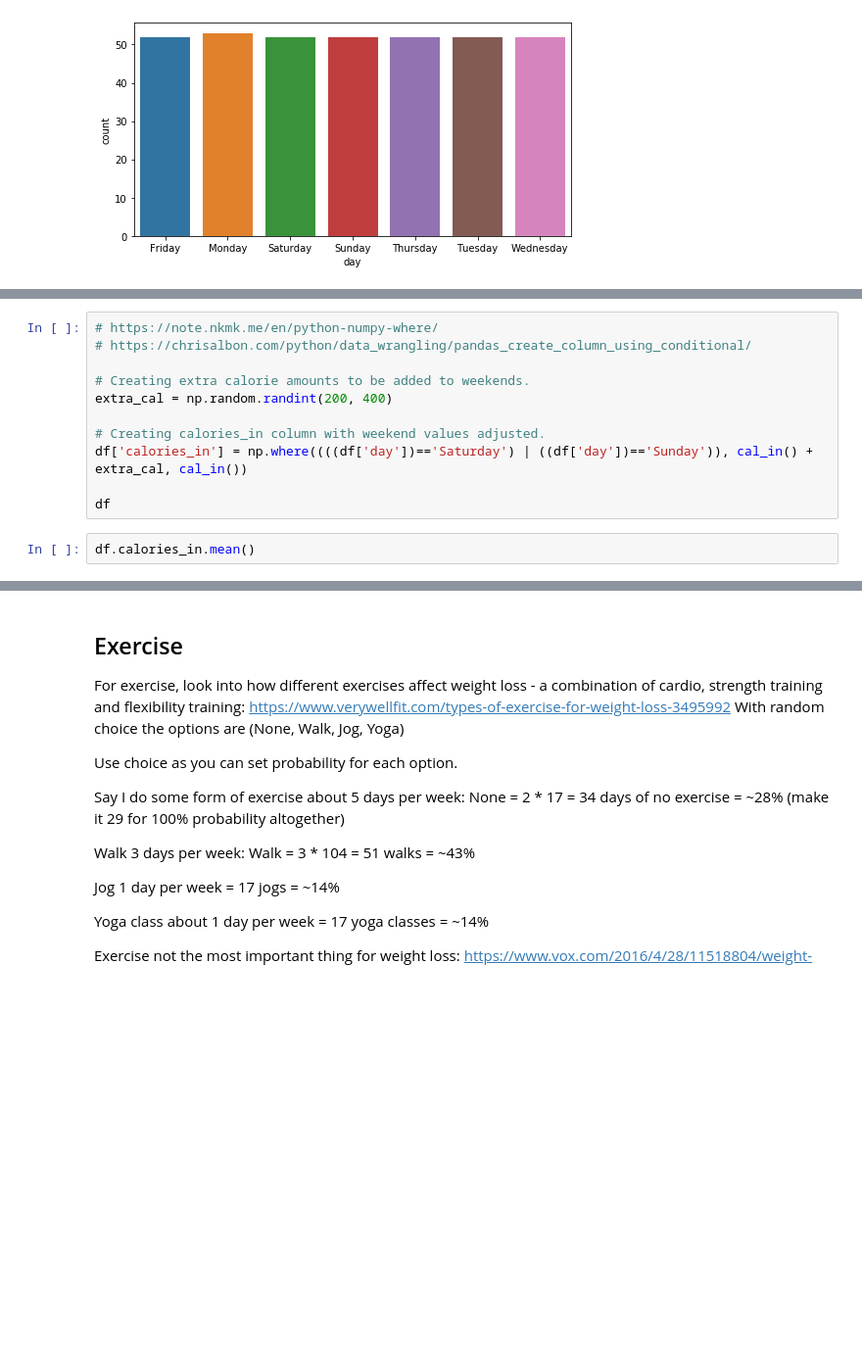
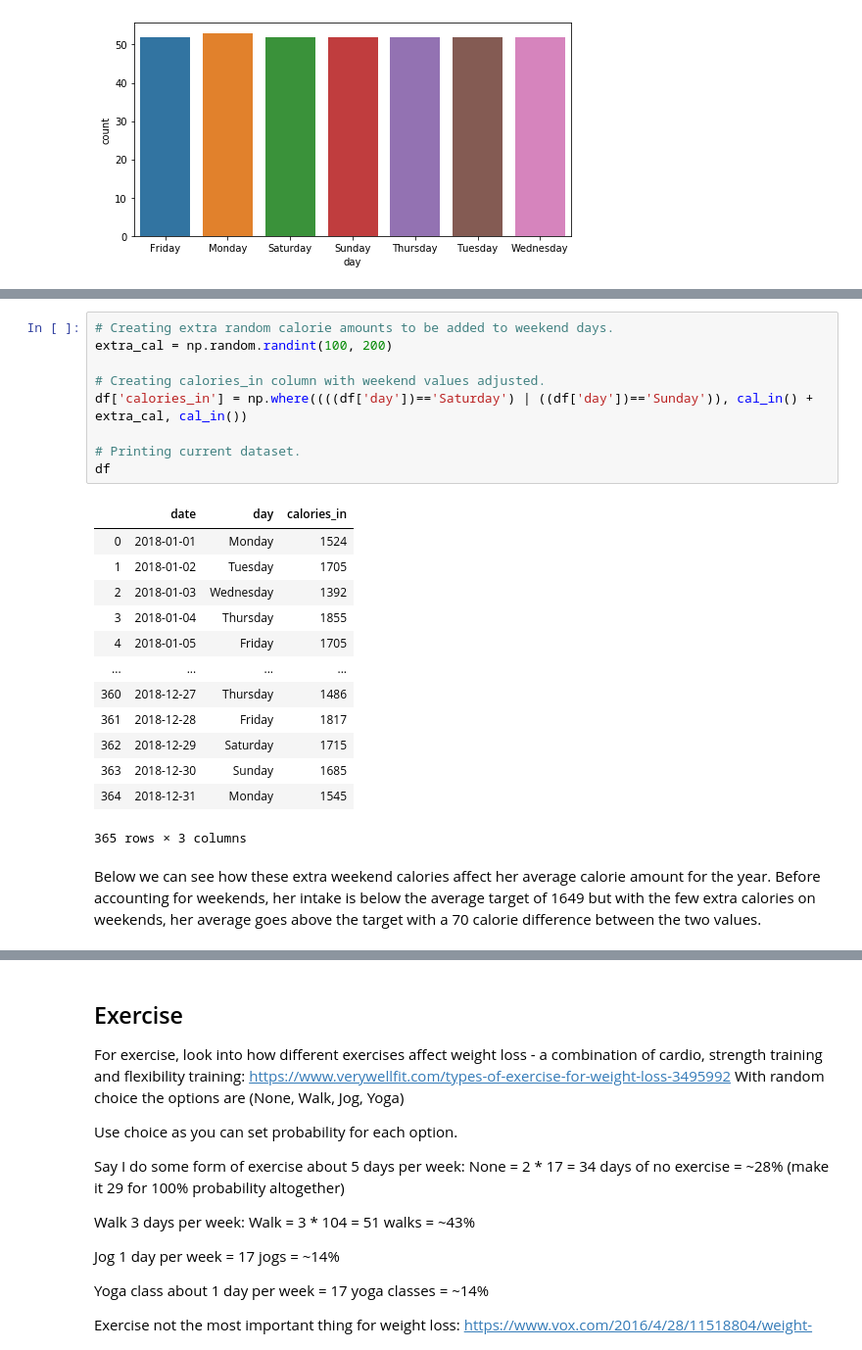
Before and after one commit to jennifer-ryan/data-set-simulation, a Jupyter notebook: Dataset Simulation.ipynb, the cells around one changed output, grey strips where cells are left out. Shown: that part at 98% size. Cells and saved outputs as stored; diff of their text form; blank space fills up the shorter version.

```diff
--- a/Dataset Simulation.ipynb
+++ b/Dataset Simulation.ipynb
@@ -297,13 +317,25 @@ Like many people,  Zoe tends to consume more calories over the weekend than duri
 # %%
-# https://note.nkmk.me/en/python-numpy-where/
-# https://chrisalbon.com/python/data_wrangling/pandas_create_column_using_conditional/
-
-# Creating extra calorie amounts to be added to weekends.
-extra_cal = np.random.randint(200, 400)
+# Creating extra random calorie amounts to be added to weekend days.
+extra_cal = np.random.randint(100, 200)
 
 # Creating calories_in column with weekend values adjusted.
 df['calories_in'] = np.where((((df['day'])=='Saturday') | ((df['day'])=='Sunday')), cal_in() + extra_cal, cal_in())
 
+# Printing current dataset.
 df
+# %% [output]
+|  | date | day | calories_in |
+| 0 | 2018-01-01 | Monday | 1524 |
+| 1 | 2018-01-02 | Tuesday | 1705 |
+| 2 | 2018-01-03 | Wednesday | 1392 |
+| 3 | 2018-01-04 | Thursday | 1855 |
+| 4 | 2018-01-05 | Friday | 1705 |
+| ... | ... | ... | ... |
+| 360 | 2018-12-27 | Thursday | 1486 |
+| 361 | 2018-12-28 | Friday | 1817 |
+| 362 | 2018-12-29 | Saturday | 1715 |
+| 363 | 2018-12-30 | Sunday | 1685 |
+| 364 | 2018-12-31 | Monday | 1545 |
+365 rows × 3 columns
-# %%
-df.calories_in.mean()
+# %% [markdown]
+Below we can see how these extra weekend calories affect her average calorie amount for the year. Before accounting for weekends, her intake is below the average target of 1649 but with the few extra calories on weekends, her average goes above the target with a 70 calorie difference between the two values.
```
Also changed, not shown: parts of 34 cells of this notebook.
